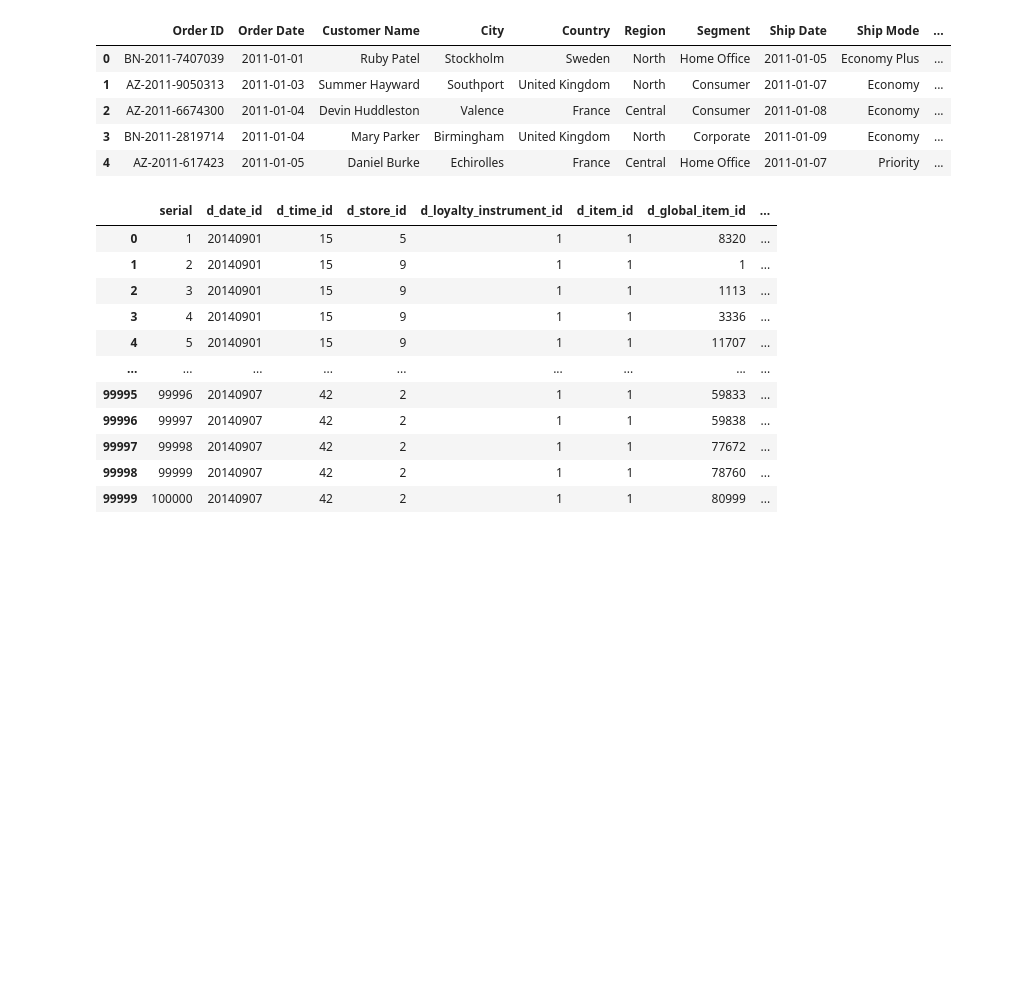
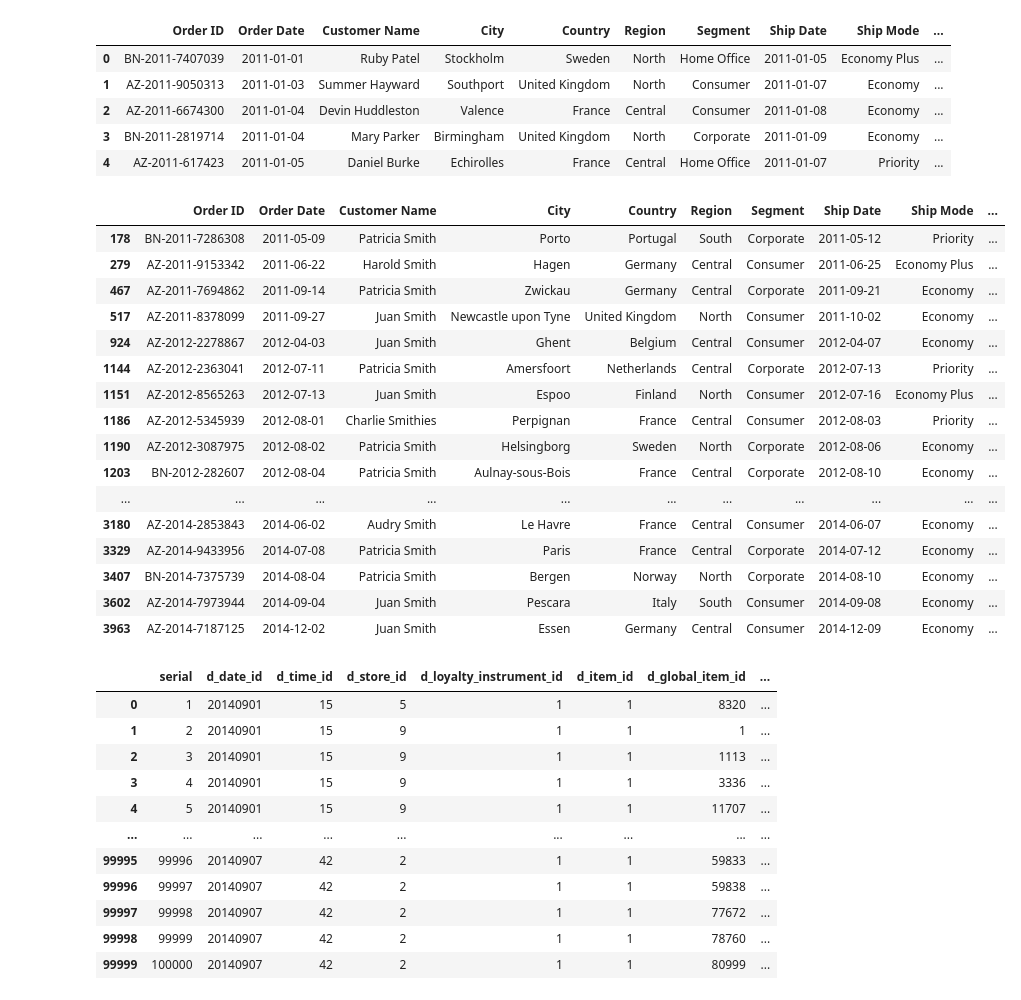
Before and after one commit to vmose/Python_Notebooks, a Jupyter notebook: My_Notebook_Pandas.ipynb, the cells around one changed output. Drawn from its saved outputs; the diff is of its cells as text; code cells hidden in the pictures; blank space fills up the shorter version.

```diff
--- a/My_Notebook_Pandas.ipynb
+++ b/My_Notebook_Pandas.ipynb
@@ -184,6 +184,27 @@ ListOfOrders.head()
 | 2 | AZ-2011-6674300 | 2011-01-04 | Devin Huddleston | Valence | France | Central | Consumer | 2011-01-08 | Economy | ... |
 | 3 | BN-2011-2819714 | 2011-01-04 | Mary Parker | Birmingham | United Kingdom | North | Corporate | 2011-01-09 | Economy | ... |
 | 4 | AZ-2011-617423 | 2011-01-05 | Daniel Burke | Echirolles | France | Central | Home Office | 2011-01-07 | Priority | ... |
+# %%
+ListOfOrders[ListOfOrders['Customer Name'].str.contains('Smith')==True]
+#indexing similar to LIKE function in SQL
+# %% [output]
+|  | Order ID | Order Date | Customer Name | City | Country | Region | Segment | Ship Date | Ship Mode | ... |
+| 178 | BN-2011-7286308 | 2011-05-09 | Patricia Smith | Porto | Portugal | South | Corporate | 2011-05-12 | Priority | ... |
+| 279 | AZ-2011-9153342 | 2011-06-22 | Harold Smith | Hagen | Germany | Central | Consumer | 2011-06-25 | Economy Plus | ... |
+| 467 | AZ-2011-7694862 | 2011-09-14 | Patricia Smith | Zwickau | Germany | Central | Corporate | 2011-09-21 | Economy | ... |
+| 517 | AZ-2011-8378099 | 2011-09-27 | Juan Smith | Newcastle upon Tyne | United Kingdom | North | Consumer | 2011-10-02 | Economy | ... |
+| 924 | AZ-2012-2278867 | 2012-04-03 | Juan Smith | Ghent | Belgium | Central | Consumer | 2012-04-07 | Economy | ... |
+| 1144 | AZ-2012-2363041 | 2012-07-11 | Patricia Smith | Amersfoort | Netherlands | Central | Corporate | 2012-07-13 | Priority | ... |
+| 1151 | AZ-2012-8565263 | 2012-07-13 | Juan Smith | Espoo | Finland | North | Consumer | 2012-07-16 | Economy Plus | ... |
+| 1186 | AZ-2012-5345939 | 2012-08-01 | Charlie Smithies | Perpignan | France | Central | Consumer | 2012-08-03 | Priority | ... |
+| 1190 | AZ-2012-3087975 | 2012-08-02 | Patricia Smith | Helsingborg | Sweden | North | Corporate | 2012-08-06 | Economy | ... |
+| 1203 | BN-2012-282607 | 2012-08-04 | Patricia Smith | Aulnay-sous-Bois | France | Central | Corporate | 2012-08-10 | Economy | ... |
+| ... | ... | ... | ... | ... | ... | ... | ... | ... | ... | ... |
+| 3180 | AZ-2014-2853843 | 2014-06-02 | Audry Smith | Le Havre | France | Central | Consumer | 2014-06-07 | Economy | ... |
+| 3329 | AZ-2014-9433956 | 2014-07-08 | Patricia Smith | Paris | France | Central | Corporate | 2014-07-12 | Economy | ... |
+| 3407 | BN-2014-7375739 | 2014-08-04 | Patricia Smith | Bergen | Norway | North | Corporate | 2014-08-10 | Economy | ... |
+| 3602 | AZ-2014-7973944 | 2014-09-04 | Juan Smith | Pescara | Italy | South | Consumer | 2014-09-08 | Economy | ... |
+| 3963 | AZ-2014-7187125 | 2014-12-02 | Juan Smith | Essen | Germany | Central | Consumer | 2014-12-09 | Economy | ... |
 # %%
 File=pd.read_csv(r'C:\Output\task_file.csv')
 File
```
